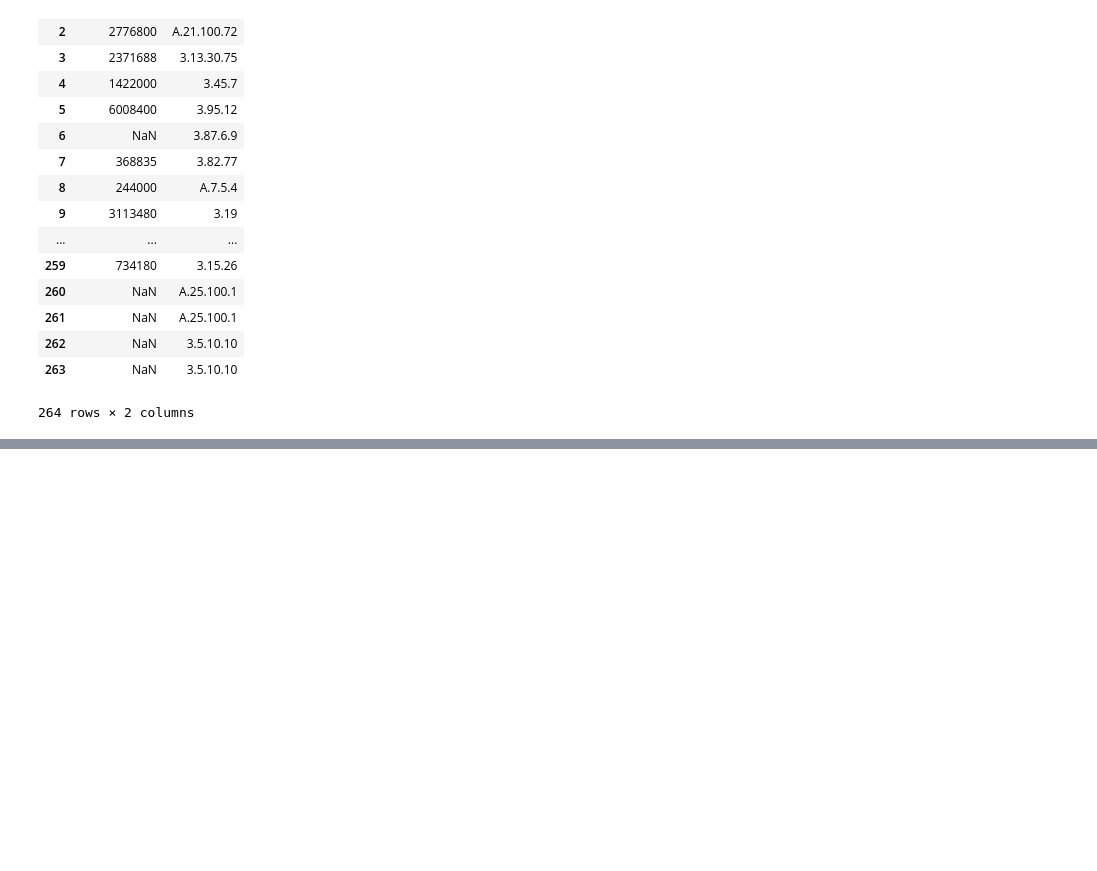
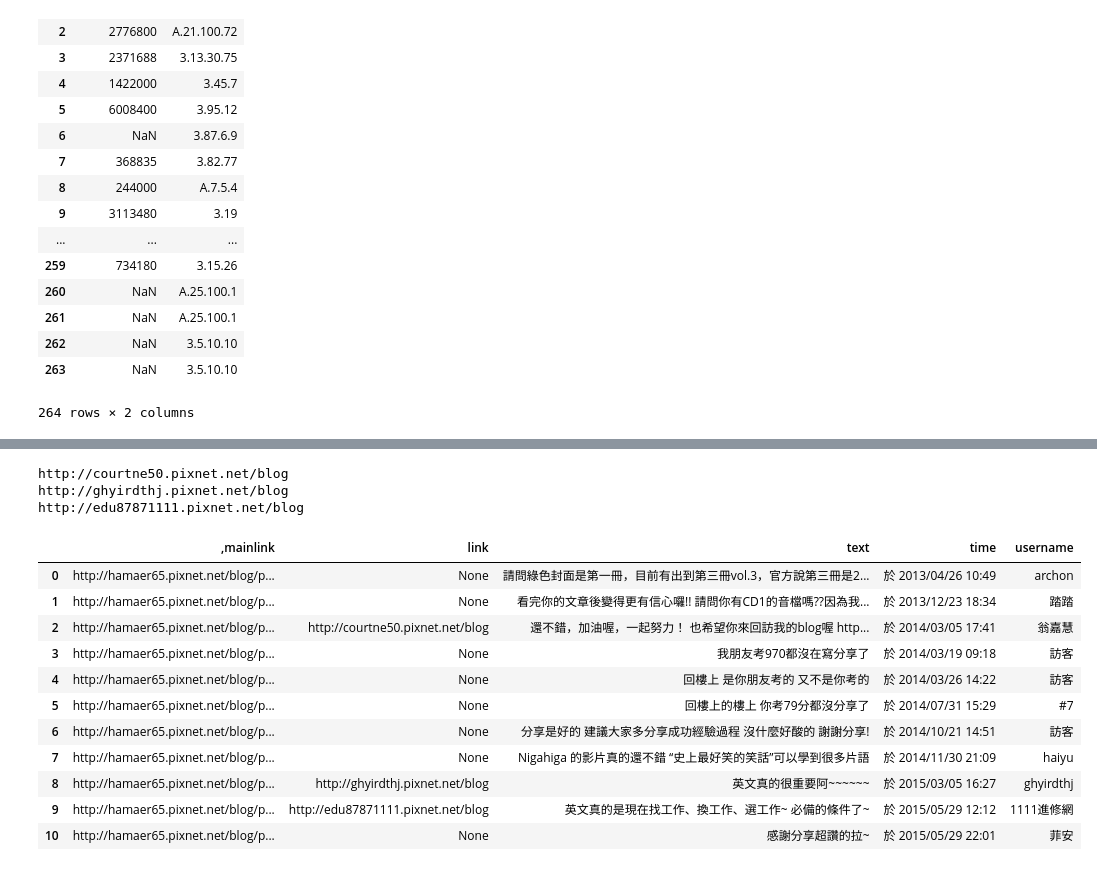
Before and after one commit to ywchiu/201506ETL, a Jupyter notebook: Python Tutorial 4.ipynb, the cells around one changed output, grey strips where cells are left out. Saved outputs shown, nothing was run; the diff lists cells and outputs as text; code cells hidden in the pictures; blank space fills up the shorter version.

```diff
--- a/Python Tutorial 4.ipynb
+++ b/Python Tutorial 4.ipynb
@@ -663,0 +677,13 @@ print res.text
+# %%
+import requests
+from bs4 import BeautifulSoup
+res = requests.get('http://hamaer65.pixnet.net/blog/post/110086863#comment-35562768')
+res.encoding = 'utf-8'
+soup = BeautifulSoup(res.text)
+ary = []
+for post in soup.select('.single-post'):
+    ary.append({'username':post.select('.user-name')[0].text, 'posttime':post.select('.post-time')[0].text, 'posttext':''.join(post.select('.post-text')[0].text.split())})
+
+import pandas as pd
+df = pd.DataFrame(ary)
+df
@@ -663,0 +703,44 @@ print res.text
+# %%
+import requests
+from bs4 import BeautifulSoup
+res = requests.get('http://hamaer65.pixnet.net/blog/post/110086863#comment-35562768')
+res.encoding = 'utf-8'
+soup = BeautifulSoup(res.text)
+ary = []
+for post in soup.select('.single-post'):
+    uname =  post.select('.user-name')
+    if uname[0].select('a'):
+        print uname[0].select('a')[0]['href']
+# %% [output]
+http://courtne50.pixnet.net/blog
+http://ghyirdthj.pixnet.net/blog
+http://edu87871111.pixnet.net/blog
+# %%
+import requests
+from bs4 import BeautifulSoup
+mainlink = 'http://hamaer65.pixnet.net/blog/post/110086863#comment-35562768'
+res = requests.get(mainlink)
+res.encoding = 'utf-8'
+soup = BeautifulSoup(res.text)
+ary = []
+for post in soup.select('.single-post'):
+    link = None
+    uname =  post.select('.user-name')
+    if uname[0].select('a'):
+        link = uname[0].select('a')[0]['href']
+    ary.append({'username':post.select('.user-name')[0].text, 'time':post.select('.post-time')[0].text, 'text':' '.join(post.select('.post-text')[0].text.split()), 'link':link, ',mainlink':mainlink})
+df = pd.DataFrame(ary)
+df
+# %% [output]
+|  | ,mainlink | link | text | time | username |
+| 0 | http://hamaer65.pixnet.net/blog/p... | None | 請問綠色封面是第一冊，目前有出到第三冊vol.3，官方說第三冊是2... | 於 2013/04/26 10:49 | archon |
+| 1 | http://hamaer65.pixnet.net/blog/p... | None | 看完你的文章後變得更有信心囉!! 請問你有CD1的音檔嗎??因為我... | 於 2013/12/23 18:34 | 踏踏 |
+| 2 | http://hamaer65.pixnet.net/blog/p... | http://courtne50.pixnet.net/blog | 還不錯，加油喔，一起努力！ 也希望你來回訪我的blog喔 http... | 於 2014/03/05 17:41 | 翁嘉慧 |
+| 3 | http://hamaer65.pixnet.net/blog/p... | None | 我朋友考970都沒在寫分享了 | 於 2014/03/19 09:18 | 訪客 |
+| 4 | http://hamaer65.pixnet.net/blog/p... | None | 回樓上 是你朋友考的 又不是你考的 | 於 2014/03/26 14:22 | 訪客 |
+| 5 | http://hamaer65.pixnet.net/blog/p... | None | 回樓上的樓上 你考79分都沒分享了 | 於 2014/07/31 15:29 | #7 |
+| 6 | http://hamaer65.pixnet.net/blog/p... | None | 分享是好的 建議大家多分享成功經驗過程 沒什麼好酸的 謝謝分享! | 於 2014/10/21 14:51 | 訪客 |
+| 7 | http://hamaer65.pixnet.net/blog/p... | None | Nigahiga 的影片真的還不錯 “史上最好笑的笑話”可以學到很多片語 | 於 2014/11/30 21:09 | haiyu |
+| 8 | http://hamaer65.pixnet.net/blog/p... | http://ghyirdthj.pixnet.net/blog | 英文真的很重要阿~~~~~~ | 於 2015/03/05 16:27 | ghyirdthj |
+| 9 | http://hamaer65.pixnet.net/blog/p... | http://edu87871111.pixnet.net/blog | 英文真的是現在找工作、換工作、選工作~ 必備的條件了~ | 於 2015/05/29 12:12 | 1111進修網 |
+| 10 | http://hamaer65.pixnet.net/blog/p... | None | 感謝分享超讚的拉~ | 於 2015/05/29 22:01 | 菲安 |
```
Also changed, not shown: parts of 4 cells of this notebook.
